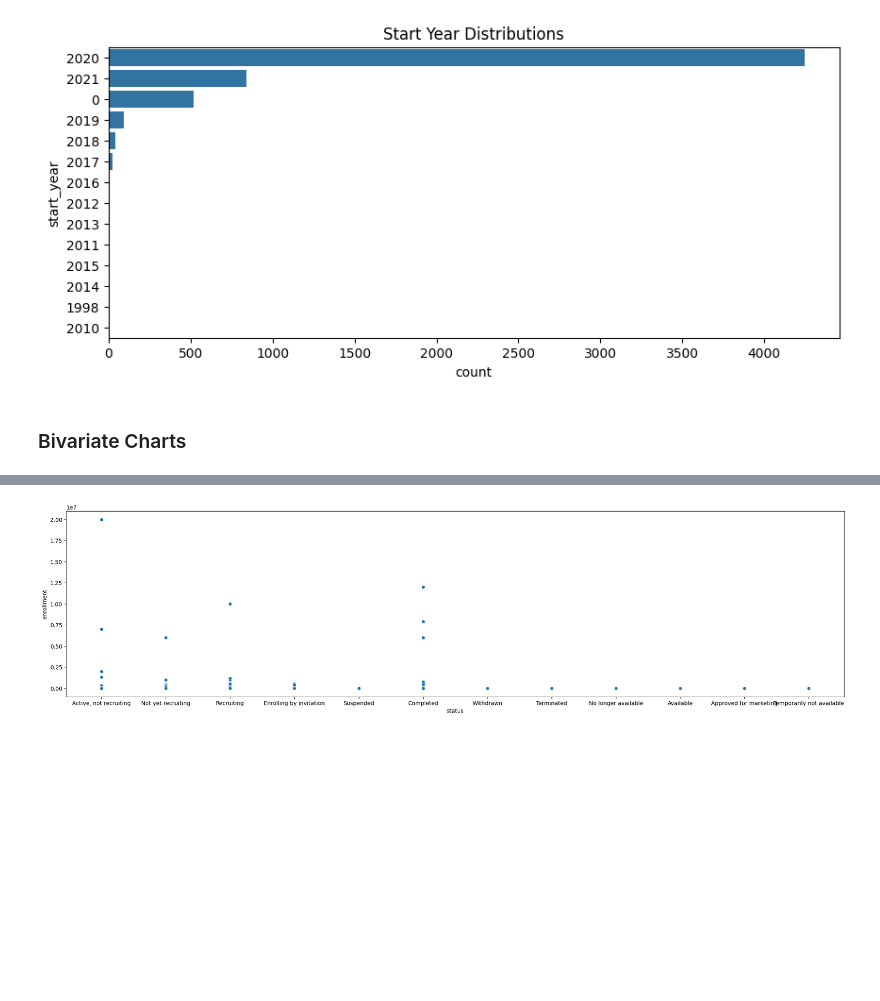
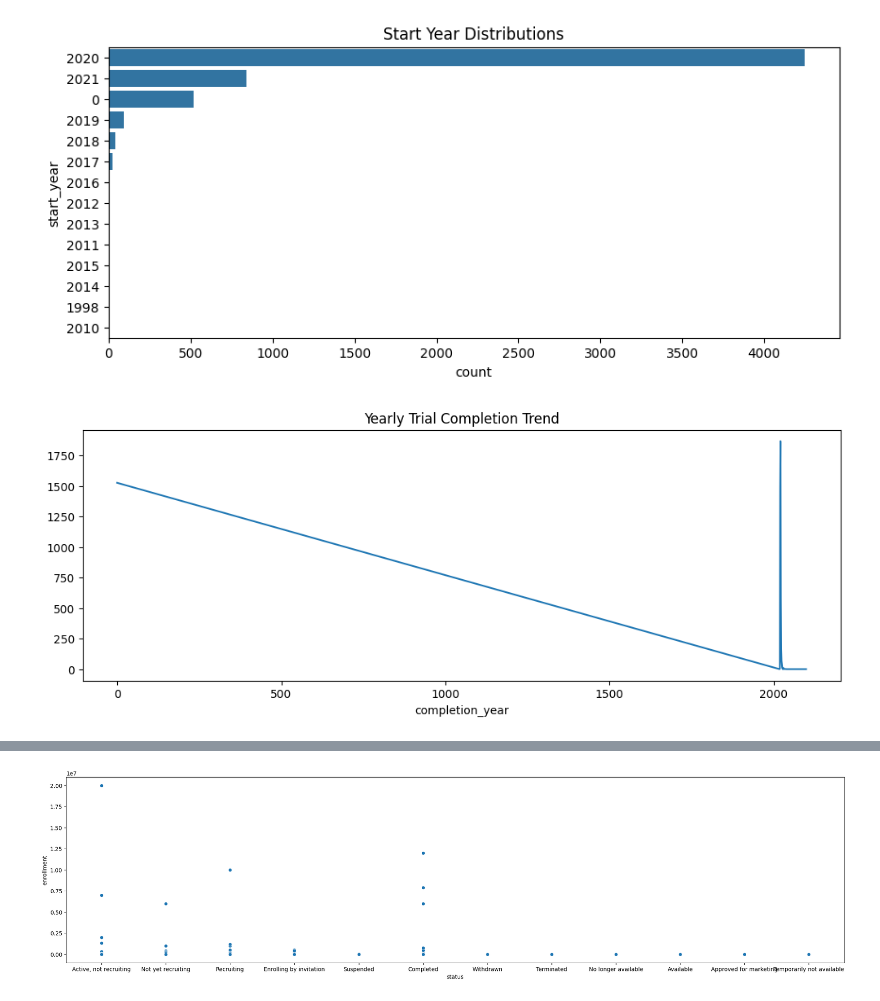
Before and after one commit to MERN-Stack123/covid19_clinical_trials, a Jupyter notebook: notebooks/eda.ipynb, the cells around one changed output, grey strips where cells are left out. Drawn from its saved outputs; the diff is of its cells as text; code cells hidden in the pictures; blank space fills up the shorter version.

```diff
--- a/notebooks/eda.ipynb
+++ b/notebooks/eda.ipynb
@@ -230,5 +230,13 @@ plt.savefig('../images/start_year_distribution', dpi=300, bbox_inches='tight')
 plt.show()
 # %% [output]
 [figure]
-# %% [markdown]
-### Bivariate Charts
+# %%
+# completion trend
+completion_trend = df.groupby('completion_year').size()
+
+completion_trend.plot(kind='line', figsize=(12,4))
+plt.title("Yearly Trial Completion Trend")
+plt.savefig('../images/yearly_trial_completion_trend', dpi=300, bbox_inches='tight')
+plt.show()
+# %% [output]
+[figure, added]
```
Also changed, not shown: parts of 15 cells of this notebook, 12 other files.
